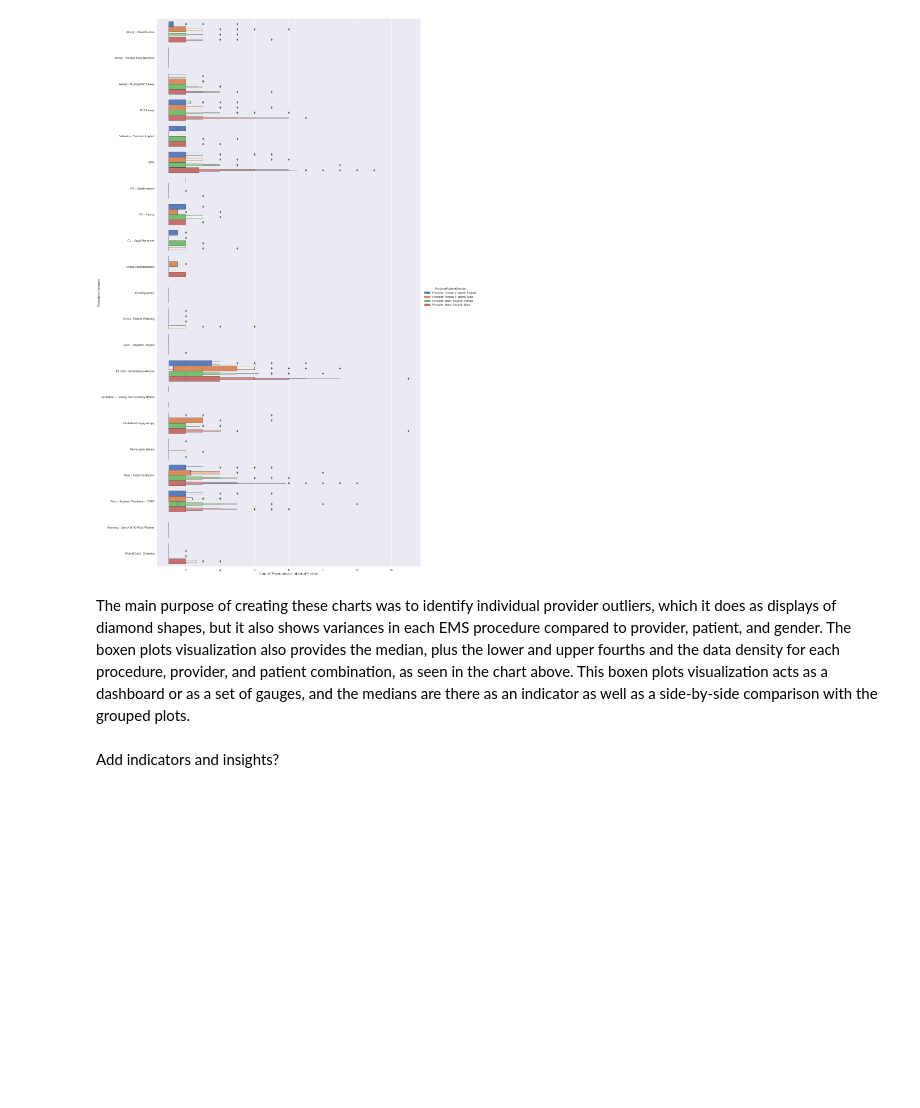
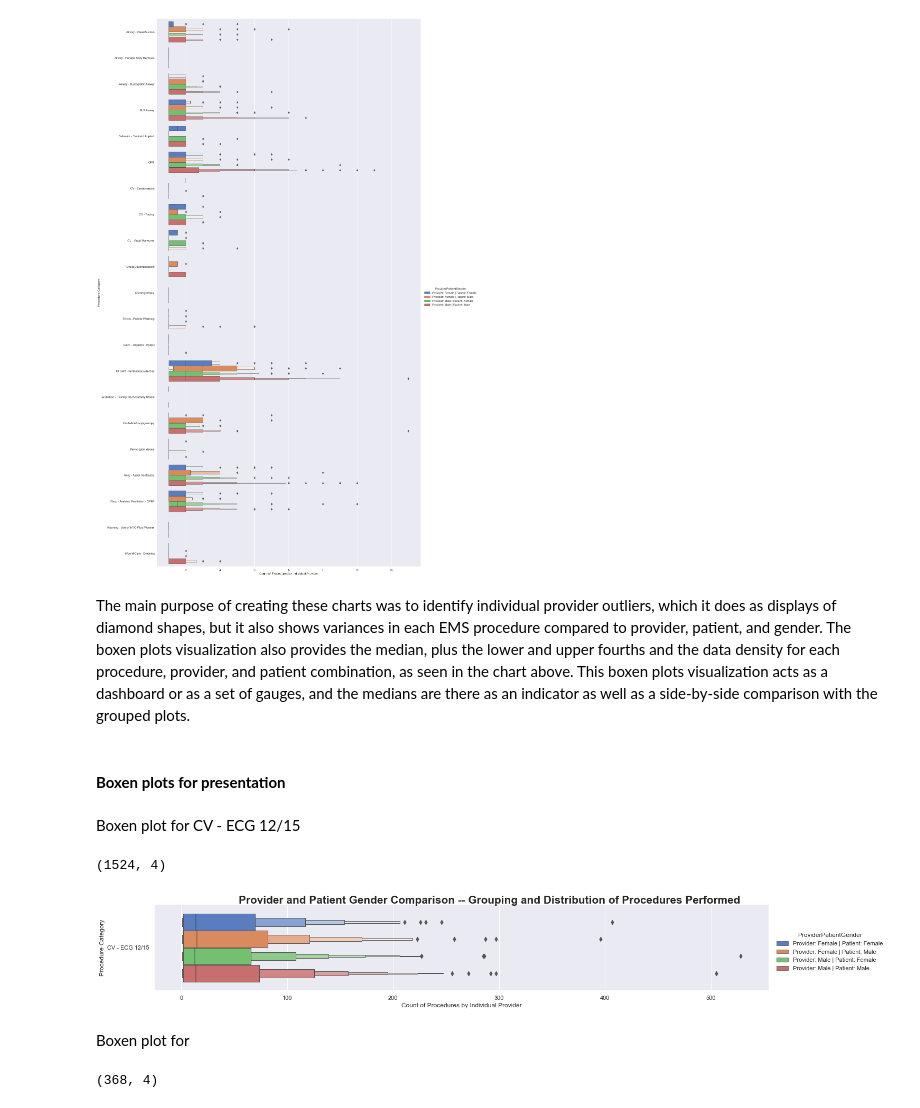
Before and after one commit to data-rescue/ems-analytics, a Jupyter notebook: notebooks/20210408-mdl-ProcedureVsGenderAnalytics.ipynb, the cells around one changed output. Saved outputs shown, nothing was run; the diff lists cells and outputs as text; code cells hidden in the pictures; blank space fills up the shorter version.

```diff
--- a/notebooks/20210408-mdl-ProcedureVsGenderAnalytics.ipynb
+++ b/notebooks/20210408-mdl-ProcedureVsGenderAnalytics.ipynb
@@ -805,5 +802,41 @@ plt.show()
 [figure]
 # %% [markdown]
 The main purpose of creating these charts was to identify individual provider outliers, which it does as displays of diamond shapes, but it also shows variances in each EMS procedure compared to provider, patient, and gender. The boxen plots visualization also provides the median, plus the lower and upper fourths and the data density for each procedure, provider, and patient combination, as seen in the chart above. This boxen plots visualization acts as a dashboard or as a set of gauges, and the medians are there as an indicator as well as a side-by-side comparison with the grouped plots.
-# %% [markdown]
-Add indicators and insights?
+# %% [markdown]
+#### **Boxen plots for presentation**
+# %% [markdown]
+Boxen plot for CV - ECG 12/15
+# %%
+filterBP_ECG = dfProcPat['CategoryLabel'].isin(['CV - ECG 12/15'])
+dfProcPatBP_ECG = dfProcPat[filterBP_ECG]
+dfProcPatBP_ECG = dfProcPatBP_ECG.groupby(['CategoryLabel','ProviderPatientGender','FRDPersonnelID']).size().reset_index(name='IDcount')
+dfProcPatBP_ECG.shape
+# %% [output]
+(1524, 4)
+# %%
+sns.set_theme()
+g = sns.catplot(x="IDcount",
+                y="CategoryLabel",
+                hue="ProviderPatientGender",
+                data=dfProcPatBP_ECG,
+                kind="boxen",
+                palette='muted',
+                height=3, aspect=6)
+g.fig.suptitle("Provider and Patient Gender Comparison -- Grouping and Distribution of Procedures Performed" ,
+               fontsize='xx-large',
+               fontweight = 'bold')
+g.fig.subplots_adjust(top = 0.90)
+g.set_axis_labels('Count of Procedures by Individual Provider','Procedure Category')
+#plt.savefig('boxen-plt-ecg.png')
+plt.show()
+# %% [output]
+[figure, added]
+# %% [markdown]
+Boxen plot for
+# %%
+filterBP_Defib = dfProcPat['CategoryLabel'].isin(['CV - Defibrillation - Manual'])
+dfProcPatBP_Defib = dfProcPat[filterBP_Defib]
+dfProcPatBP_Defib = dfProcPatBP_Defib.groupby(['CategoryLabel','ProviderPatientGender','FRDPersonnelID']).size().reset_index(name='IDcount')
+dfProcPatBP_Defib.shape
+# %% [output]
+(368, 4)
```
Also changed, not shown: parts of 9 cells of this notebook.
